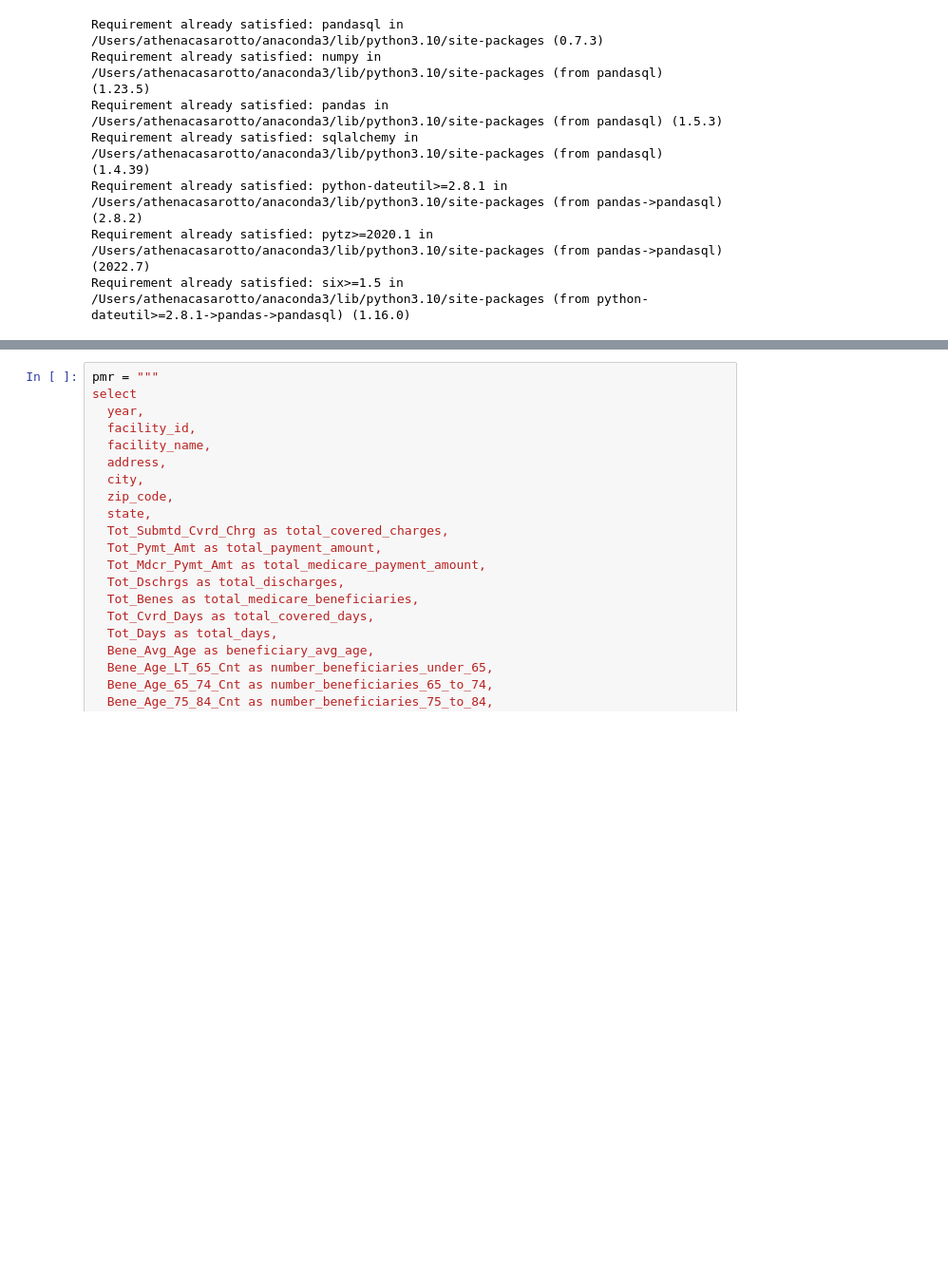
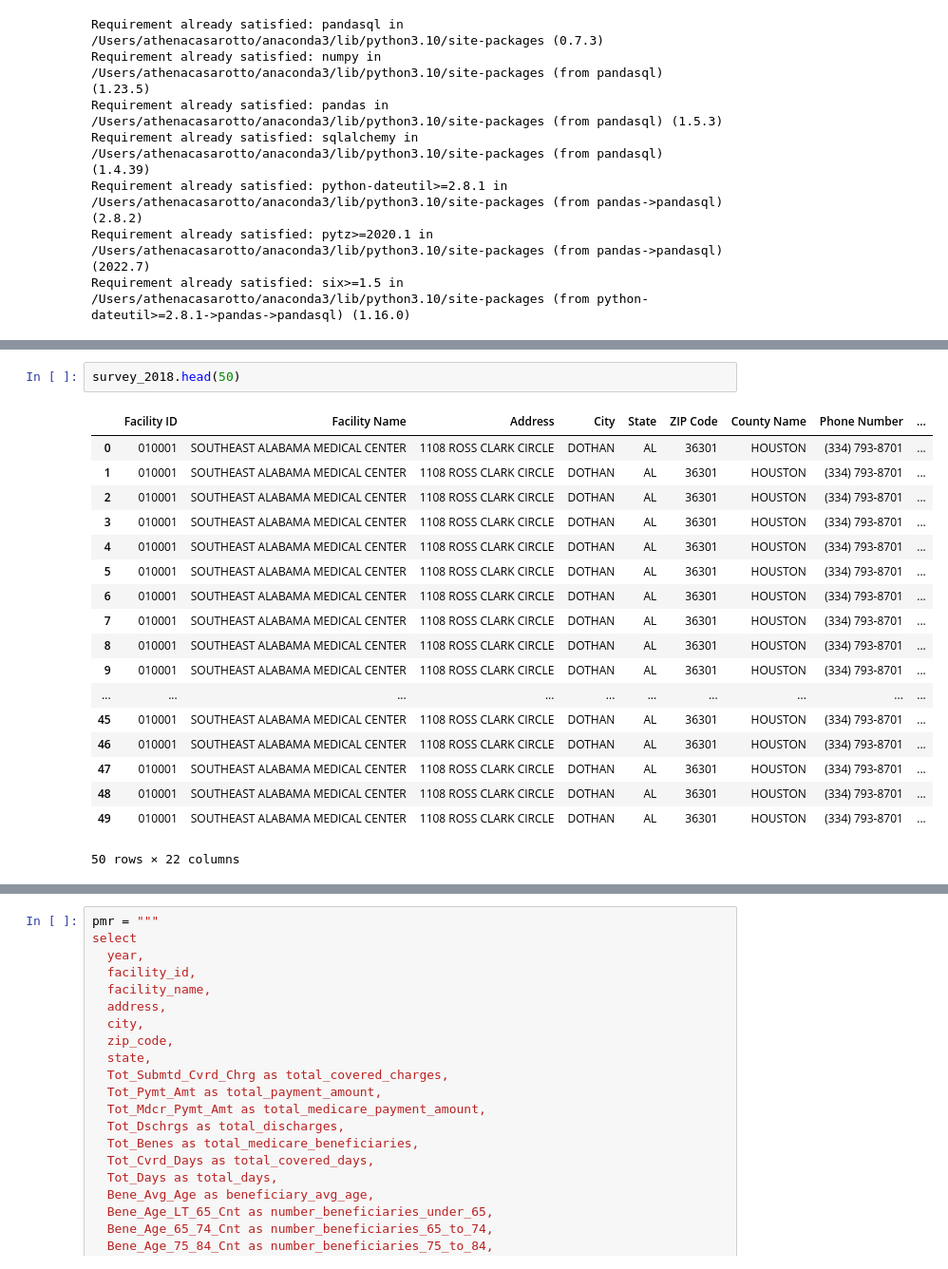
Before and after one commit to DS4A-2023-Team-20/ca-sdoh, a Jupyter notebook: code/athena/DS4A OBT query.ipynb, the cells around one changed output, grey strips where cells are left out. Shown at 95% size. Drawn from its saved outputs; the diff is of its cells as text; blank space fills up the shorter version.

```diff
--- a/code/athena/DS4A OBT query.ipynb
+++ b/code/athena/DS4A OBT query.ipynb
@@ -41,3 +143,24 @@ payments.head()
+# %%
+survey_2018.head(50)
+# %% [output]
+|  | Facility ID | Facility Name | Address | City | State | ZIP Code | County Name | Phone Number | ... |
+| 0 | 010001 | SOUTHEAST ALABAMA MEDICAL CENTER | 1108 ROSS CLARK CIRCLE | DOTHAN | AL | 36301 | HOUSTON | (334) 793-8701 | ... |
+| 1 | 010001 | SOUTHEAST ALABAMA MEDICAL CENTER | 1108 ROSS CLARK CIRCLE | DOTHAN | AL | 36301 | HOUSTON | (334) 793-8701 | ... |
+| 2 | 010001 | SOUTHEAST ALABAMA MEDICAL CENTER | 1108 ROSS CLARK CIRCLE | DOTHAN | AL | 36301 | HOUSTON | (334) 793-8701 | ... |
+| 3 | 010001 | SOUTHEAST ALABAMA MEDICAL CENTER | 1108 ROSS CLARK CIRCLE | DOTHAN | AL | 36301 | HOUSTON | (334) 793-8701 | ... |
+| 4 | 010001 | SOUTHEAST ALABAMA MEDICAL CENTER | 1108 ROSS CLARK CIRCLE | DOTHAN | AL | 36301 | HOUSTON | (334) 793-8701 | ... |
+| 5 | 010001 | SOUTHEAST ALABAMA MEDICAL CENTER | 1108 ROSS CLARK CIRCLE | DOTHAN | AL | 36301 | HOUSTON | (334) 793-8701 | ... |
+| 6 | 010001 | SOUTHEAST ALABAMA MEDICAL CENTER | 1108 ROSS CLARK CIRCLE | DOTHAN | AL | 36301 | HOUSTON | (334) 793-8701 | ... |
+| 7 | 010001 | SOUTHEAST ALABAMA MEDICAL CENTER | 1108 ROSS CLARK CIRCLE | DOTHAN | AL | 36301 | HOUSTON | (334) 793-8701 | ... |
+| 8 | 010001 | SOUTHEAST ALABAMA MEDICAL CENTER | 1108 ROSS CLARK CIRCLE | DOTHAN | AL | 36301 | HOUSTON | (334) 793-8701 | ... |
+| 9 | 010001 | SOUTHEAST ALABAMA MEDICAL CENTER | 1108 ROSS CLARK CIRCLE | DOTHAN | AL | 36301 | HOUSTON | (334) 793-8701 | ... |
+| ... | ... | ... | ... | ... | ... | ... | ... | ... | ... |
+| 45 | 010001 | SOUTHEAST ALABAMA MEDICAL CENTER | 1108 ROSS CLARK CIRCLE | DOTHAN | AL | 36301 | HOUSTON | (334) 793-8701 | ... |
+| 46 | 010001 | SOUTHEAST ALABAMA MEDICAL CENTER | 1108 ROSS CLARK CIRCLE | DOTHAN | AL | 36301 | HOUSTON | (334) 793-8701 | ... |
+| 47 | 010001 | SOUTHEAST ALABAMA MEDICAL CENTER | 1108 ROSS CLARK CIRCLE | DOTHAN | AL | 36301 | HOUSTON | (334) 793-8701 | ... |
+| 48 | 010001 | SOUTHEAST ALABAMA MEDICAL CENTER | 1108 ROSS CLARK CIRCLE | DOTHAN | AL | 36301 | HOUSTON | (334) 793-8701 | ... |
+| 49 | 010001 | SOUTHEAST ALABAMA MEDICAL CENTER | 1108 ROSS CLARK CIRCLE | DOTHAN | AL | 36301 | HOUSTON | (334) 793-8701 | ... |
+50 rows × 22 columns
 # %%
 a = """
 select 2018 as year, * from pmr_2018
```
Also changed, not shown: parts of 9 cells of this notebook.
